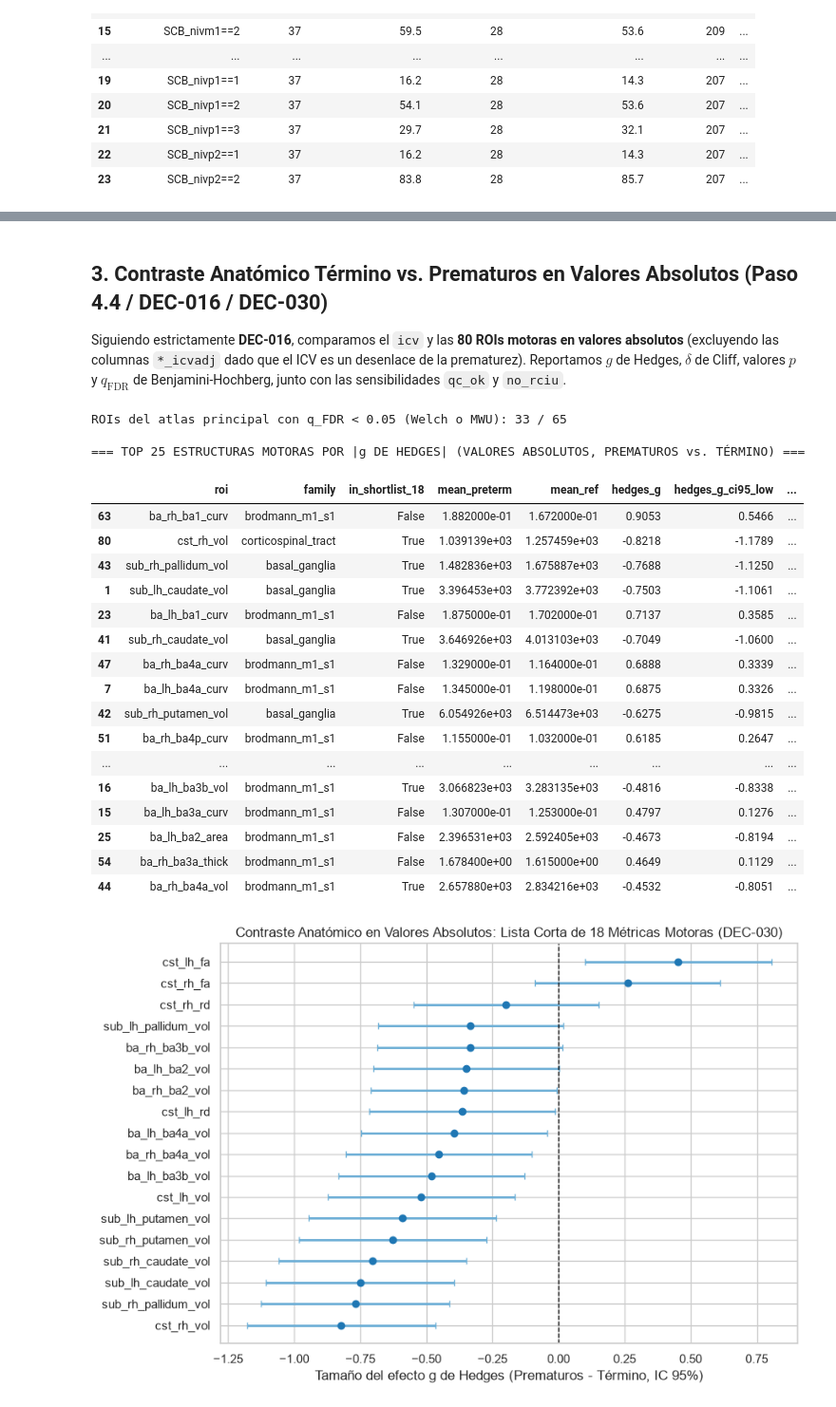
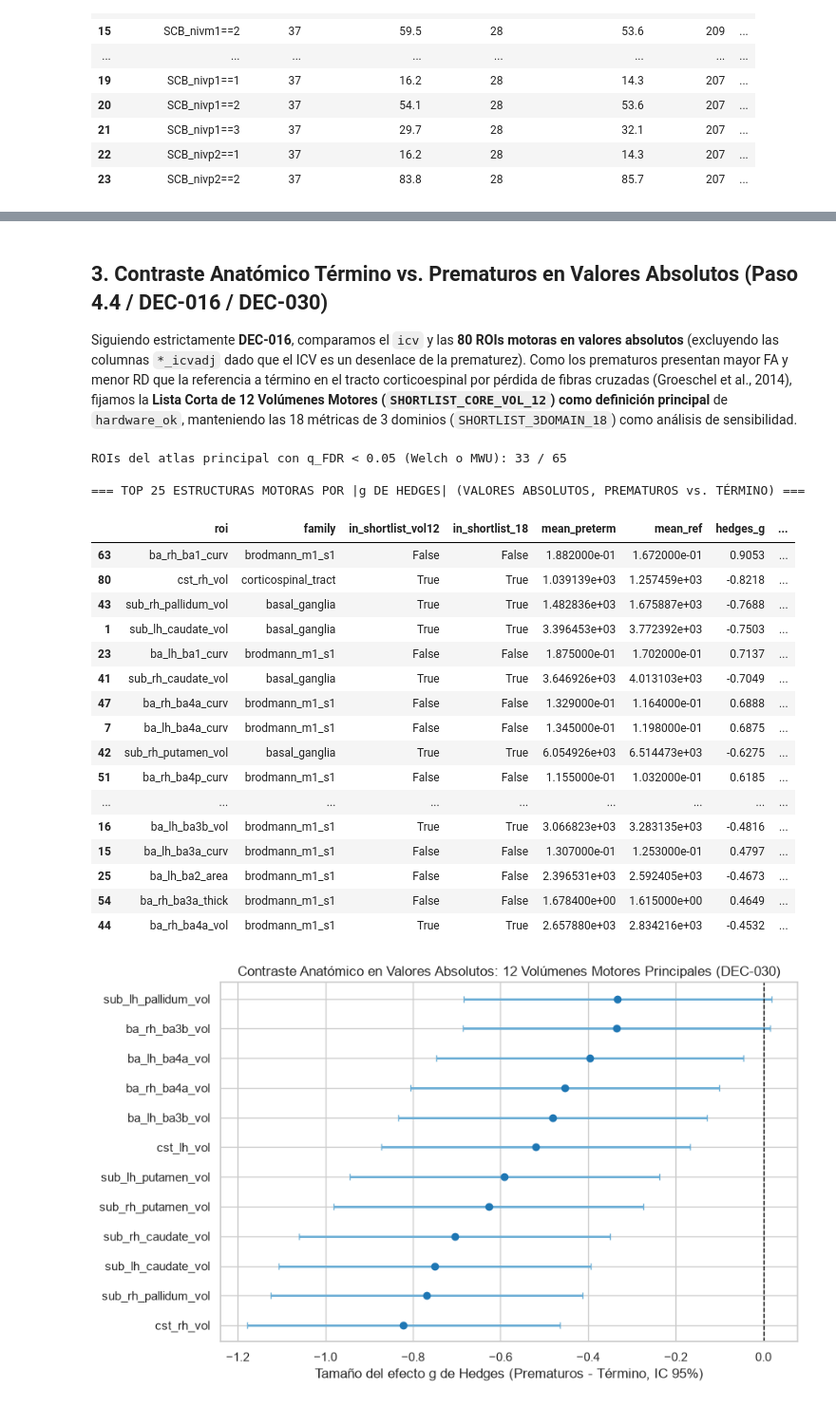
Before and after one commit to MAIA-FinalProject/ProyectoFinal-FundacionCanguro, a Jupyter notebook: notebooks/03_grupos_estructuras_hardware_ok.ipynb, the cells around one changed output, grey strips where cells are left out. Shown at 95% size. Saved outputs shown, nothing was run; the diff lists cells and outputs as text; code cells hidden in the pictures.

Commit message:
fix(features): aplicar correcciones de code review en normas Mathiowetz, vol12 principal y validaciones (ticket 4.5)

```diff
--- a/notebooks/03_grupos_estructuras_hardware_ok.ipynb
+++ b/notebooks/03_grupos_estructuras_hardware_ok.ipynb
@@ -154,7 +165,7 @@ display(nhpt_df[nhpt_cols_show].round(3))
 # %% [markdown]
 ## 3. Contraste Anatómico Término vs. Prematuros en Valores Absolutos (Paso 4.4 / DEC-016 / DEC-030)
 
-Siguiendo estrictamente **DEC-016**, comparamos el `icv` y las **80 ROIs motoras en valores absolutos** (excluyendo las columnas `*_icvadj` dado que el ICV es un desenlace de la prematurez). Reportamos $g$ de Hedges, $\delta$ de Cliff, valores $p$ y $q_{\text{FDR}}$ de Benjamini-Hochberg, junto con las sensibilidades `qc_ok` y `no_rciu`.
+Siguiendo estrictamente **DEC-016**, comparamos el `icv` y las **80 ROIs motoras en valores absolutos** (excluyendo las columnas `*_icvadj` dado que el ICV es un desenlace de la prematurez). Como los prematuros presentan mayor FA y menor RD que la referencia a término en el tracto corticoespinal por pérdida de fibras cruzadas (Groeschel et al., 2014), fijamos la **Lista Corta de 12 Volúmenes Motores (`SHORTLIST_CORE_VOL_12`) como definición principal** de `hardware_ok`, manteniendo las 18 métricas de 3 dominios (`SHORTLIST_3DOMAIN_18`) como análisis de sensibilidad.
 # %%
 rois_df = reports["contraste_80_rois_absolutas"].copy()
 prim_rois = rois_df.loc[rois_df["is_primary_atlas"]].copy()
@@ -165,6 +176,7 @@ prim_rois = prim_rois.reindex(
 show_roi_cols = [
     "roi",
     "family",
+    "in_shortlist_vol12",
     "in_shortlist_18",
     "mean_preterm",
     "mean_ref",
@@ -178,63 +190,68 @@ show_roi_cols = [
     "hedges_g_qc_ok",
     "hedges_g_no_rciu",
 ]
+n_sig = int(
+    (
+        (prim_rois["q_fdr_welch_primary65"] < 0.05)
+        | (prim_rois["q_fdr_mwu_primary65"] < 0.05)
+    ).sum()
+)
 print(
-    f"ROIs del atlas principal con q_FDR < 0.05 (Welch o MWU): "
-    f"{int(((prim_rois['q_fdr_welch_primary65'] < 0.05) | (prim_rois['q_fdr_mwu_primary65'] < 0.05)).sum())} / {len(prim_rois)}"
+    f"ROIs del atlas principal con q_FDR < 0.05 (Welch o MWU): {n_sig} / {len(prim_rois)}"
 )
 print(
     "\n=== TOP 25 ESTRUCTURAS MOTORAS POR |g DE HEDGES| (VALORES ABSOLUTOS, PREMATUROS vs. TÉRMINO) ==="
 )
 display(prim_rois[show_roi_cols].head(25).round(4))
 
-# Visualización agregada (Forest plot de las 18 estructuras de la lista corta de 3 dominios)
-sl18_df = rois_df.loc[rois_df["in_shortlist_18"]].sort_values("hedges_g")
-fig, ax = plt.subplots(figsize=(9, 6))
-y_pos = np.arange(len(sl18_df))
+# Visualización agregada (Forest plot de los 12 volúmenes motores principales de SHORTLIST_CORE_VOL_12)
+sl12_df = rois_df.loc[rois_df["in_shortlist_vol12"]].sort_values("hedges_g")
+fig, ax = plt.subplots(figsize=(9, 5.5))
+y_pos = np.arange(len(sl12_df))
 ax.errorbar(
-    sl18_df["hedges_g"],
+    sl12_df["hedges_g"],
     y_pos,
     xerr=[
-        sl18_df["hedges_g"] - sl18_df["hedges_g_ci95_low"],
-        sl18_df["hedges_g_ci95_high"] - sl18_df["hedges_g"],
+        sl12_df["hedges_g"] - sl12_df["hedges_g_ci95_low"],
+        sl12_df["hedges_g_ci95_high"] - sl12_df["hedges_g"],
     ],
     fmt="o",
     color="#1f77b4",
     ecolor="#6baed6",
     elinewidth=2,
     capsize=3,
 )
 ax.axvline(0.0, color="black", linestyle="--", linewidth=1)
 ax.set_yticks(y_pos)
-ax.set_yticklabels(sl18_df["roi"])
+ax.set_yticklabels(sl12_df["roi"])
 ax.set_xlabel("Tamaño del efecto g de Hedges (Prematuros - Término, IC 95%)")
 ax.set_title(
-    "Contraste Anatómico en Valores Absolutos: Lista Corta de 18 Métricas Motoras (DEC-030)"
+    "Contraste Anatómico en Valores Absolutos: 12 Volúmenes Motores Principales (DEC-030)"
 )
 plt.tight_layout()
 plt.show()
 # %% [output]
 ROIs del atlas principal con q_FDR < 0.05 (Welch o MWU): 33 / 65
 
 === TOP 25 ESTRUCTURAS MOTORAS POR |g DE HEDGES| (VALORES ABSOLUTOS, PREMATUROS vs. TÉRMINO) ===
-|  | roi | family | in_shortlist_18 | mean_preterm | mean_ref | hedges_g | hedges_g_ci95_low | ... |
-| 63 | ba_rh_ba1_curv | brodmann_m1_s1 | False | 1.882000e-01 | 1.672000e-01 | 0.9053 | 0.5466 | ... |
-| 80 | cst_rh_vol | corticospinal_tract | True | 1.039139e+03 | 1.257459e+03 | -0.8218 | -1.1789 | ... |
-| 43 | sub_rh_pallidum_vol | basal_ganglia | True | 1.482836e+03 | 1.675887e+03 | -0.7688 | -1.1250 | ... |
-| 1 | sub_lh_caudate_vol | basal_ganglia | True | 3.396453e+03 | 3.772392e+03 | -0.7503 | -1.1061 | ... |
-| 23 | ba_lh_ba1_curv | brodmann_m1_s1 | False | 1.875000e-01 | 1.702000e-01 | 0.7137 | 0.3585 | ... |
-| 41 | sub_rh_caudate_vol | basal_ganglia | True | 3.646926e+03 | 4.013103e+03 | -0.7049 | -1.0600 | ... |
-| 47 | ba_rh_ba4a_curv | brodmann_m1_s1 | False | 1.329000e-01 | 1.164000e-01 | 0.6888 | 0.3339 | ... |
-| 7 | ba_lh_ba4a_curv | brodmann_m1_s1 | False | 1.345000e-01 | 1.198000e-01 | 0.6875 | 0.3326 | ... |
-| 42 | sub_rh_putamen_vol | basal_ganglia | True | 6.054926e+03 | 6.514473e+03 | -0.6275 | -0.9815 | ... |
-| 51 | ba_rh_ba4p_curv | brodmann_m1_s1 | False | 1.155000e-01 | 1.032000e-01 | 0.6185 | 0.2647 | ... |
+|  | roi | family | in_shortlist_vol12 | in_shortlist_18 | mean_preterm | mean_ref | hedges_g | ... |
+| 63 | ba_rh_ba1_curv | brodmann_m1_s1 | False | False | 1.882000e-01 | 1.672000e-01 | 0.9053 | ... |
+| 80 | cst_rh_vol | corticospinal_tract | True | True | 1.039139e+03 | 1.257459e+03 | -0.8218 | ... |
+| 43 | sub_rh_pallidum_vol | basal_ganglia | True | True | 1.482836e+03 | 1.675887e+03 | -0.7688 | ... |
+| 1 | sub_lh_caudate_vol | basal_ganglia | True | True | 3.396453e+03 | 3.772392e+03 | -0.7503 | ... |
+| 23 | ba_lh_ba1_curv | brodmann_m1_s1 | False | False | 1.875000e-01 | 1.702000e-01 | 0.7137 | ... |
+| 41 | sub_rh_caudate_vol | basal_ganglia | True | True | 3.646926e+03 | 4.013103e+03 | -0.7049 | ... |
+| 47 | ba_rh_ba4a_curv | brodmann_m1_s1 | False | False | 1.329000e-01 | 1.164000e-01 | 0.6888 | ... |
+| 7 | ba_lh_ba4a_curv | brodmann_m1_s1 | False | False | 1.345000e-01 | 1.198000e-01 | 0.6875 | ... |
+| 42 | sub_rh_putamen_vol | basal_ganglia | True | True | 6.054926e+03 | 6.514473e+03 | -0.6275 | ... |
+| 51 | ba_rh_ba4p_curv | brodmann_m1_s1 | False | False | 1.155000e-01 | 1.032000e-01 | 0.6185 | ... |
 | ... | ... | ... | ... | ... | ... | ... | ... | ... |
-| 16 | ba_lh_ba3b_vol | brodmann_m1_s1 | True | 3.066823e+03 | 3.283135e+03 | -0.4816 | -0.8338 | ... |
-| 15 | ba_lh_ba3a_curv | brodmann_m1_s1 | False | 1.307000e-01 | 1.253000e-01 | 0.4797 | 0.1276 | ... |
-| 25 | ba_lh_ba2_area | brodmann_m1_s1 | False | 2.396531e+03 | 2.592405e+03 | -0.4673 | -0.8194 | ... |
-| 54 | ba_rh_ba3a_thick | brodmann_m1_s1 | False | 1.678400e+00 | 1.615000e+00 | 0.4649 | 0.1129 | ... |
-| 44 | ba_rh_ba4a_vol | brodmann_m1_s1 | True | 2.657880e+03 | 2.834216e+03 | -0.4532 | -0.8051 | ... |
+| 16 | ba_lh_ba3b_vol | brodmann_m1_s1 | True | True | 3.066823e+03 | 3.283135e+03 | -0.4816 | ... |
+| 15 | ba_lh_ba3a_curv | brodmann_m1_s1 | False | False | 1.307000e-01 | 1.253000e-01 | 0.4797 | ... |
+| 25 | ba_lh_ba2_area | brodmann_m1_s1 | False | False | 2.396531e+03 | 2.592405e+03 | -0.4673 | ... |
+| 54 | ba_rh_ba3a_thick | brodmann_m1_s1 | False | False | 1.678400e+00 | 1.615000e+00 | 0.4649 | ... |
+| 44 | ba_rh_ba4a_vol | brodmann_m1_s1 | True | True | 2.657880e+03 | 2.834216e+03 | -0.4532 | ... |
-[figure, old version]
+[figure, new version]
 # %% [markdown]
 ## 4. Asociación Estructura–NHPT en Prematuros y Calibración Normativa de `hardware_ok` (Paso 4.5 / DEC-031)
 
```
Also changed, not shown: parts of 5 cells of this notebook, 8 other files.
